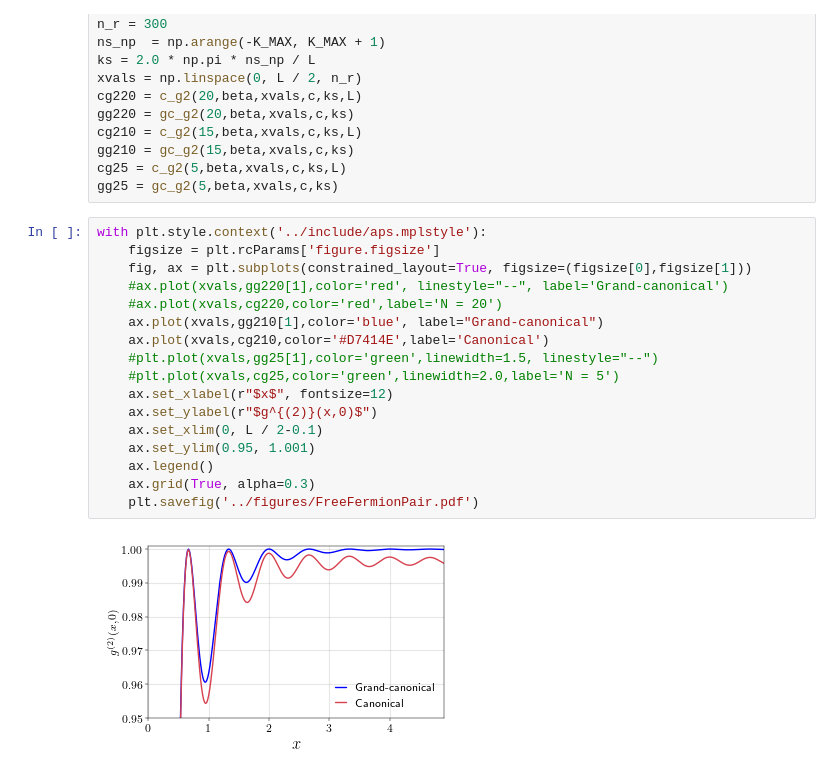
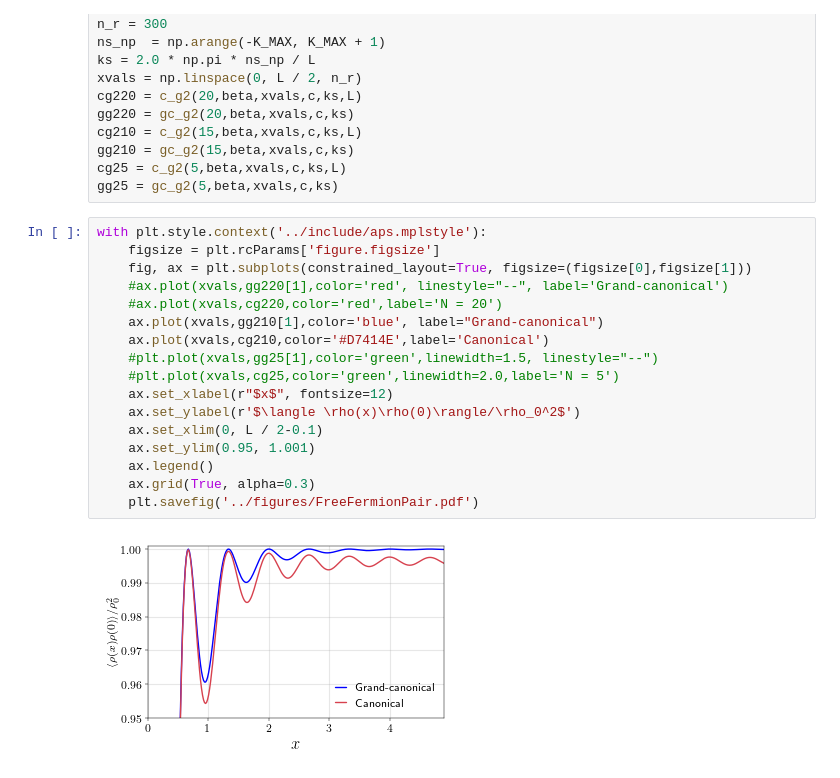
Before and after one commit to DelMaestroGroup/papers-code-ParticleFluctuations, a Jupyter notebook: src/FreeFermionMyCode.ipynb, the cells around one changed output. Drawn from its saved outputs; the diff is of its cells as text.

```diff
--- a/src/FreeFermionMyCode.ipynb
+++ b/src/FreeFermionMyCode.ipynb
@@ -96,19 +96,19 @@ gg25 = gc_g2(5,beta,xvals,c,ks)
 # %%
 with plt.style.context('../include/aps.mplstyle'):
     figsize = plt.rcParams['figure.figsize']
     fig, ax = plt.subplots(constrained_layout=True, figsize=(figsize[0],figsize[1]))
     #ax.plot(xvals,gg220[1],color='red', linestyle="--", label='Grand-canonical')
     #ax.plot(xvals,cg220,color='red',label='N = 20')
     ax.plot(xvals,gg210[1],color='blue', label="Grand-canonical")
     ax.plot(xvals,cg210,color='#D7414E',label='Canonical')
     #plt.plot(xvals,gg25[1],color='green',linewidth=1.5, linestyle="--")
     #plt.plot(xvals,cg25,color='green',linewidth=2.0,label='N = 5')
     ax.set_xlabel(r"$x$", fontsize=12)
-    ax.set_ylabel(r"$g^{(2)}(x,0)$")
+    ax.set_ylabel(r'$\langle \rho(x)\rho(0)\rangle/\rho_0^2$')
     ax.set_xlim(0, L / 2-0.1)
     ax.set_ylim(0.95, 1.001)
     ax.legend()
     ax.grid(True, alpha=0.3)
     plt.savefig('../figures/FreeFermionPair.pdf')
 # %% [output]
-[figure, old version]
+[figure, new version]
```
Also changed, not shown: 8 other files.
